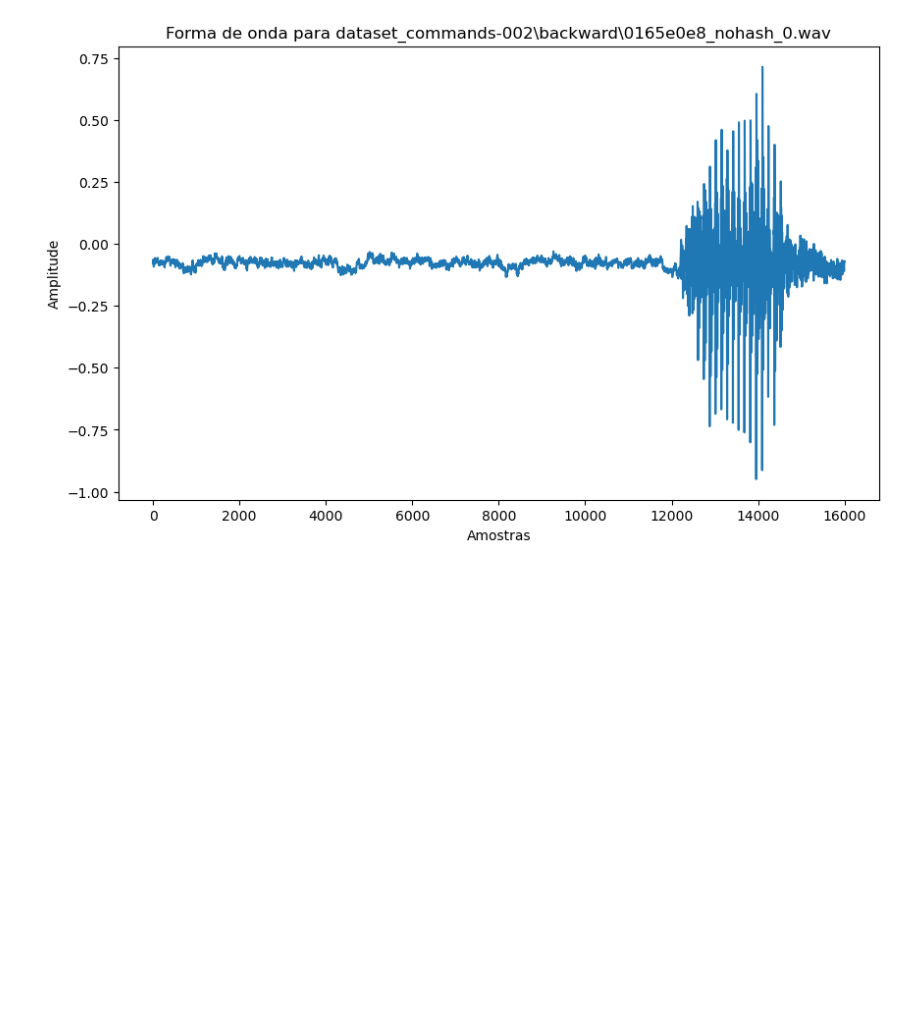
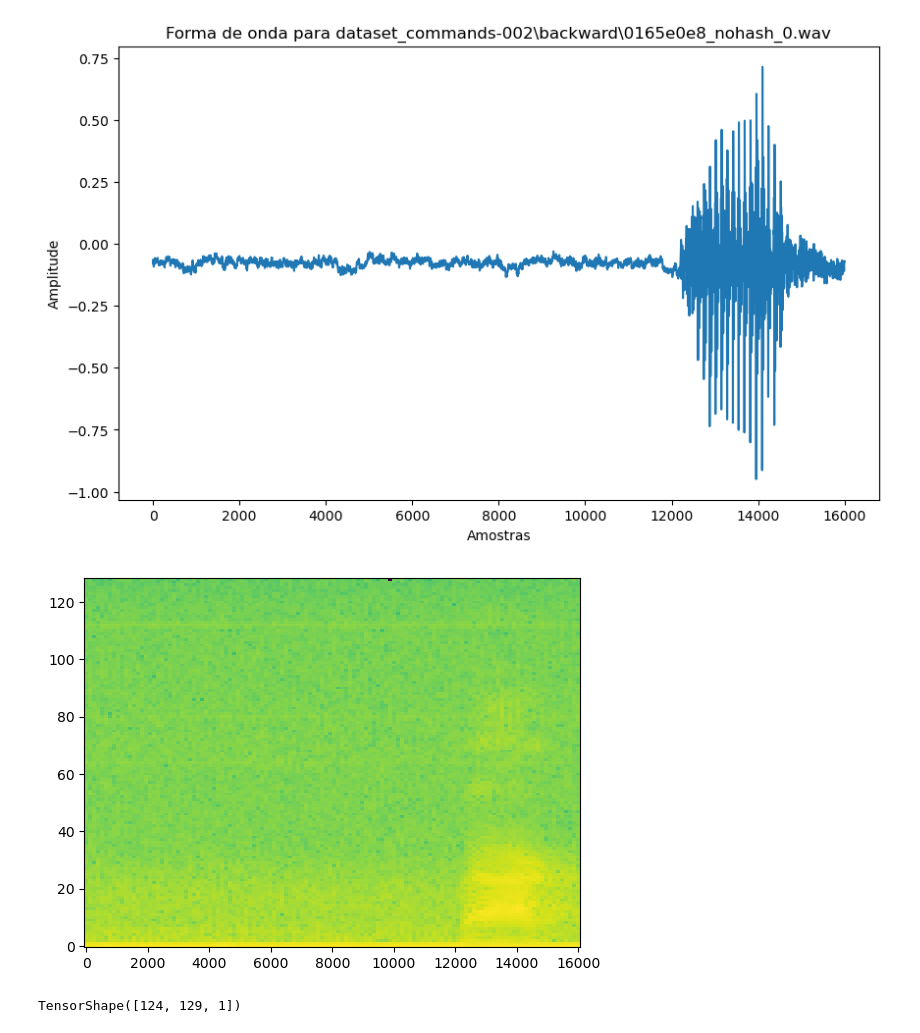
Before and after one commit to Cr0l3y/Audio_decoder, a Jupyter notebook: projeto.ipynb, the cells around one changed output. Cells and saved outputs as stored; diff of their text form; code cells hidden in the pictures; blank space fills up the shorter version.

Commit message:
Train_test

```diff
--- a/projeto.ipynb
+++ b/projeto.ipynb
@@ -122,0 +94,55 @@ model_time.compile(optimizer="adam", loss="sparse_categorical_crossentropy", met
+# %%
+from sklearn.preprocessing import LabelEncoder
+
+label_encore  = LabelEncoder()
+all_labels_encoded = label_encore.fit_transform(all_labels)
+
+train_paths, val_paths, train_labels, val_labels = train_test_split(
+    all_audio_paths, all_labels_encoded, test_size=0.02, random_state=42, stratify=all_labels_encoded)
+
+train_dataset = paths_and_labels_to_dataset(train_paths, train_labels)
+test_dataset = paths_and_labels_to_dataset(val_paths, val_labels)
+train_dataset = pre_training(train_dataset)
+test_dataset = pre_training(test_dataset)
+
+def espectrograma(formadeonda):
+    espect = tf.signal.stft(formadeonda, frame_length=255, frame_step=128)
+    espect = tf.abs(espect)
+    espect = espect[..., tf.newaxis]
+    return espect
+
+espect = espectrograma(audio.numpy())
+# %%
+def plota_espectrograma(espectrograma):
+    if len(espectrograma.shape) > 2:
+        assert len(espectrograma.shape) == 3
+        espectrograma = np.squeeze(espectrograma, axis=-1)
+
+    log_spec = np.log(espectrograma.T + np.finfo(float).eps)
+    height = log_spec.shape[0]
+    width = log_spec.shape[1]
+
+    X = np.linspace(0, np.size(espectrograma), num=width, dtype=int)
+    Y = range(height)
+    plt.pcolormesh(X, Y, log_spec)
+
+plota_espectrograma(espect)
+# %% [output]
+[figure, added]
+# %%
+def get_espectrograma_label (audio, label):
+    espect = espectrograma(audio)
+    return espect, label
+
+train_spec = train_dataset.map(map_func=get_espectrograma_label, num_parallel_calls=tf.data.AUTOTUNE)
+test_spec = test_dataset.map(map_func=get_espectrograma_label, num_parallel_calls=tf.data.AUTOTUNE)
+
+norm_layer = tf.keras.layers.Normalization()
+for spectrogram, _ in train_spec.take(1):
+    norm_layer.adapt(spectrogram)
+    input_shape = spectrogram.shape[1:]
+
+num_labels = len(np.unique(all_labels))
+input_shape
+# %% [output]
+TensorShape([124, 129, 1])
```
Also changed, not shown: parts of 23 cells of this notebook.
